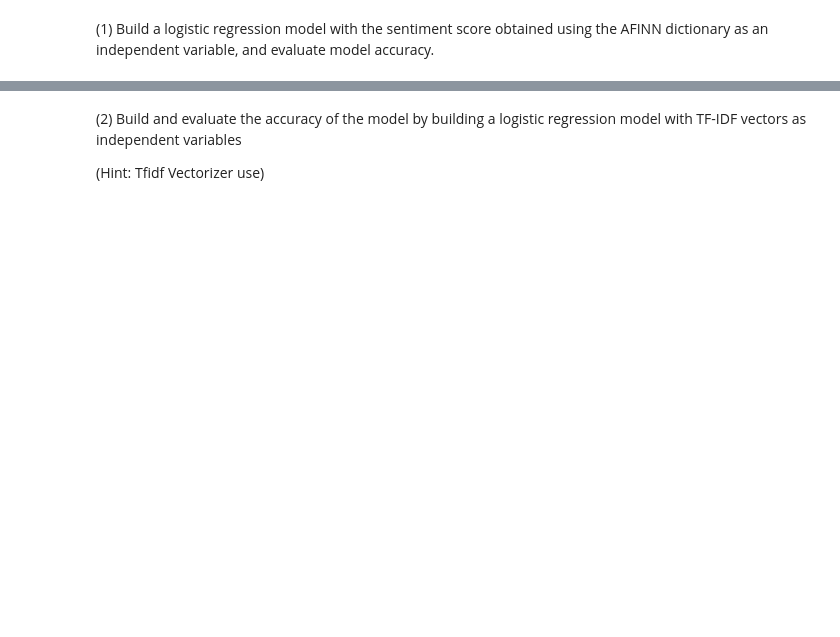
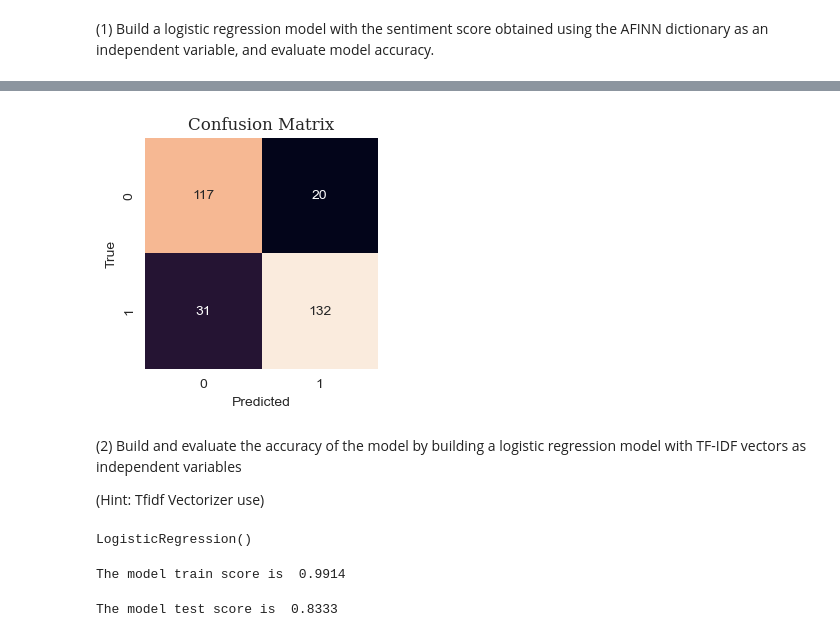
Before and after one commit to Tommylee1013/Webscraping, a Jupyter notebook: Homeworks/Homework04.ipynb, the cells around one changed output, grey strips where cells are left out. Drawn from its saved outputs; the diff is of its cells as text; code cells hidden in the pictures; blank space fills up the shorter version.

```diff
--- a/Homeworks/Homework04.ipynb
+++ b/Homeworks/Homework04.ipynb
@@ -27,0 +291,7 @@ Build and evaluate model accuracy. ( Hint: CounterVectorizer use )
+# %%
+from sklearn.feature_extraction.text import CountVectorizer
+
+vectorized = CountVectorizer()
+vectors = vectorized.fit(X_train)
+# %%
+X_train_vectorizer = vectors.transform(X_train)
@@ -27,0 +300,3 @@ Build and evaluate model accuracy. ( Hint: CounterVectorizer use )
+# %%
+model = LogisticRegression()
+model.fit(X_train_vectorizer, y_train)
@@ -27,0 +313,3 @@ Build and evaluate model accuracy. ( Hint: CounterVectorizer use )
+# %%
+y_pred = model.predict(vectors.transform(X_test))
+print(classification_report(y_test, y_pred))
@@ -28,3 +325,13 @@ Build and evaluate model accuracy. ( Hint: CounterVectorizer use )
+# %%
+cm = confusion_matrix(y_test, y_pred)
+plt.figure(figsize = (3, 3))
+sns.heatmap(cm, annot = True, fmt = 'd', cbar = False)
+plt.xlabel('Predicted')
+plt.ylabel('True')
+plt.title('Confusion Matrix', fontsize = 12, fontfamily = 'Serif')
+plt.show()
+# %% [output]
+[figure, added]
 # %% [markdown]
 (2) Build and evaluate the accuracy of the model by building a logistic regression model with TF-IDF vectors as independent variables
 
@@ -31,0 +344,13 @@ Build and evaluate model accuracy. ( Hint: CounterVectorizer use )
+# %%
+model = LogisticRegression()
+model.fit(X_train_vectorized_tfidf, y_train)
+# %% [output]
+LogisticRegression()
+# %%
+print(f'The model train score is {model.score(X_train_vectorized_tfidf, y_train) : .4f}')
+# %% [output]
+The model train score is  0.9914
+# %%
+print(f'The model test score is {model.score(tfidf_vector.transform(X_test), y_test) : .4f}')
+# %% [output]
+The model test score is  0.8333
```
Also changed, not shown: parts of 45 cells of this notebook.
